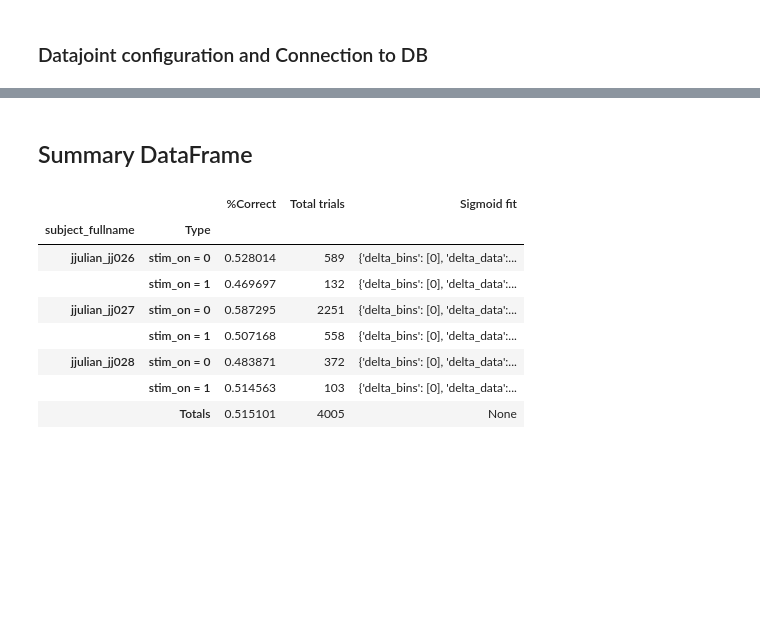
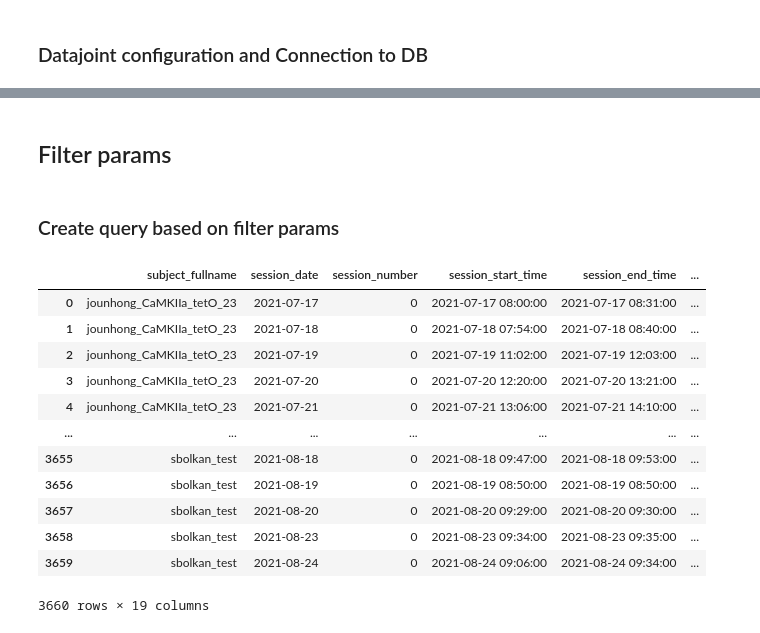
Before and after one commit to BrainCOGS/U19-pipeline-python, a Jupyter notebook: notebooks/behavior_metrics_performance.ipynb, the cells around one changed output, grey strips where cells are left out. Cells and saved outputs as stored; diff of their text form; code cells hidden in the pictures; blank space fills up the shorter version.

```diff
--- a/notebooks/behavior_metrics_performance.ipynb
+++ b/notebooks/behavior_metrics_performance.ipynb
@@ -227,17 +23,0 @@ for key in color_dict:
-# %%
-# Join all tables that will be part of "prefilters"
-table_filter = table_prefilters[0]
-
-if len(table_prefilters) > 1:
-    for i in range(1,len(table_prefilters)):
-        table_filter  = utility.smart_dj_join(table_filter,table_prefilters[i])
-
-# Filter by all conditions selected
-for filter_key in key_selection:
-    table_filter = table_filter & filter_key
-
-# Join all data tables
-data_table = data_tables[0]
-if len(data_tables) > 1:
-    for i in range(1,len(data_tables)):
-        data_table  = utility.smart_dj_join(data_table,data_tables[i])
@@ -354,25 +24,2 @@ axs[rows-1, cols-1].legend(handles=patches_legend, fontsize=ac_fs[0])
-# %% [markdown]
-## Summary DataFrame
-# %%
-mean_correct = df_summary['%Correct'].mean()
-total_trials = df_summary['Total trials'].sum()
-
-total_df = pd.DataFrame([['', 'Totals', mean_correct, total_trials, None]], columns=df_summary.columns)
-
-df_final = df_summary.append(total_df, ignore_index=True)
-
-if len(split_plots_by) > 0:
-    df_final = df_final.set_index([split_plots_by, 'Type'])
-else:
-    df_final = df_final.set_index(['Type'])
-df_final
-# %% [output]
-|  |  | %Correct | Total trials | Sigmoid fit |
-| subject_fullname | Type |  |  |  |
-| jjulian_jj026 | stim_on = 0 | 0.528014 | 589 | {'delta_bins': [0], 'delta_data':... |
-|  | stim_on = 1 | 0.469697 | 132 | {'delta_bins': [0], 'delta_data':... |
-| jjulian_jj027 | stim_on = 0 | 0.587295 | 2251 | {'delta_bins': [0], 'delta_data':... |
-|  | stim_on = 1 | 0.507168 | 558 | {'delta_bins': [0], 'delta_data':... |
-| jjulian_jj028 | stim_on = 0 | 0.483871 | 372 | {'delta_bins': [0], 'delta_data':... |
-|  | stim_on = 1 | 0.514563 | 103 | {'delta_bins': [0], 'delta_data':... |
-|  | Totals | 0.515101 | 4005 | None |
+# %% [markdown]
+## Filter params
@@ -378,0 +62,34 @@ df_final
+# %% [markdown]
+### Create query based on filter params
+# %%
+query = []
+if filter_rigs:
+    query.append(rigs_query)
+
+if filter_dates:
+    query.append(date_query)
+
+if filter_user:
+    query.append(user_query)
+
+# Filter by all conditions selected
+session_table_filtered = acquisition.Session
+for filter_key in query:
+    session_table_filtered = session_table_filtered & filter_key
+
+session_df = pd.DataFrame(session_table_filtered.fetch(as_dict=True))
+session_df
+# %% [output]
+|  | subject_fullname | session_date | session_number | session_start_time | session_end_time | ... |
+| 0 | jounhong_CaMKIIa_tetO_23 | 2021-07-17 | 0 | 2021-07-17 08:00:00 | 2021-07-17 08:31:00 | ... |
+| 1 | jounhong_CaMKIIa_tetO_23 | 2021-07-18 | 0 | 2021-07-18 07:54:00 | 2021-07-18 08:40:00 | ... |
+| 2 | jounhong_CaMKIIa_tetO_23 | 2021-07-19 | 0 | 2021-07-19 11:02:00 | 2021-07-19 12:03:00 | ... |
+| 3 | jounhong_CaMKIIa_tetO_23 | 2021-07-20 | 0 | 2021-07-20 12:20:00 | 2021-07-20 13:21:00 | ... |
+| 4 | jounhong_CaMKIIa_tetO_23 | 2021-07-21 | 0 | 2021-07-21 13:06:00 | 2021-07-21 14:10:00 | ... |
+| ... | ... | ... | ... | ... | ... | ... |
+| 3655 | sbolkan_test | 2021-08-18 | 0 | 2021-08-18 09:47:00 | 2021-08-18 09:53:00 | ... |
+| 3656 | sbolkan_test | 2021-08-19 | 0 | 2021-08-19 08:50:00 | 2021-08-19 08:50:00 | ... |
+| 3657 | sbolkan_test | 2021-08-20 | 0 | 2021-08-20 09:29:00 | 2021-08-20 09:30:00 | ... |
+| 3658 | sbolkan_test | 2021-08-23 | 0 | 2021-08-23 09:34:00 | 2021-08-23 09:35:00 | ... |
+| 3659 | sbolkan_test | 2021-08-24 | 0 | 2021-08-24 09:06:00 | 2021-08-24 09:34:00 | ... |
+3660 rows × 19 columns
```
Also changed, not shown: parts of 24 cells of this notebook.
